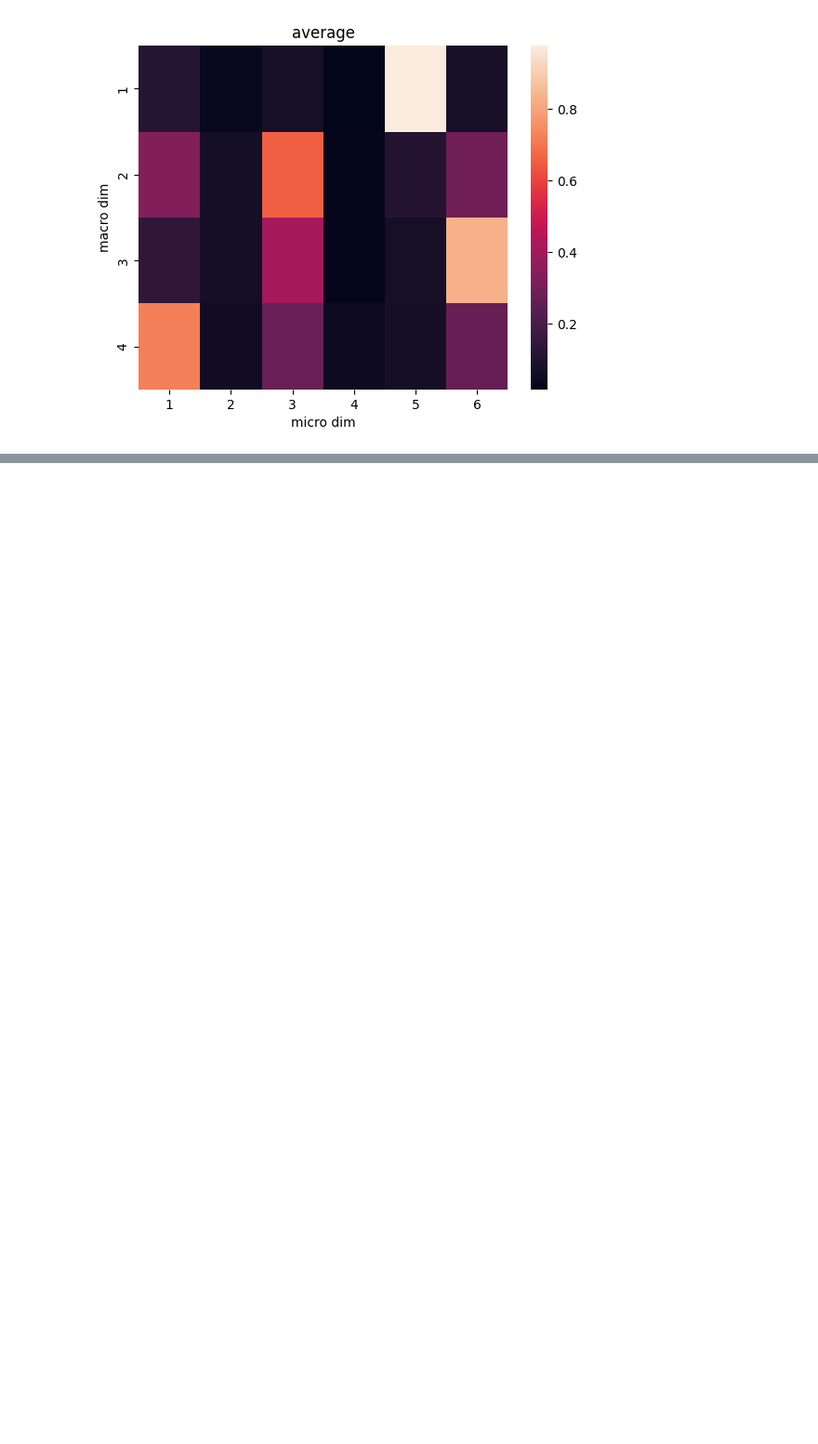
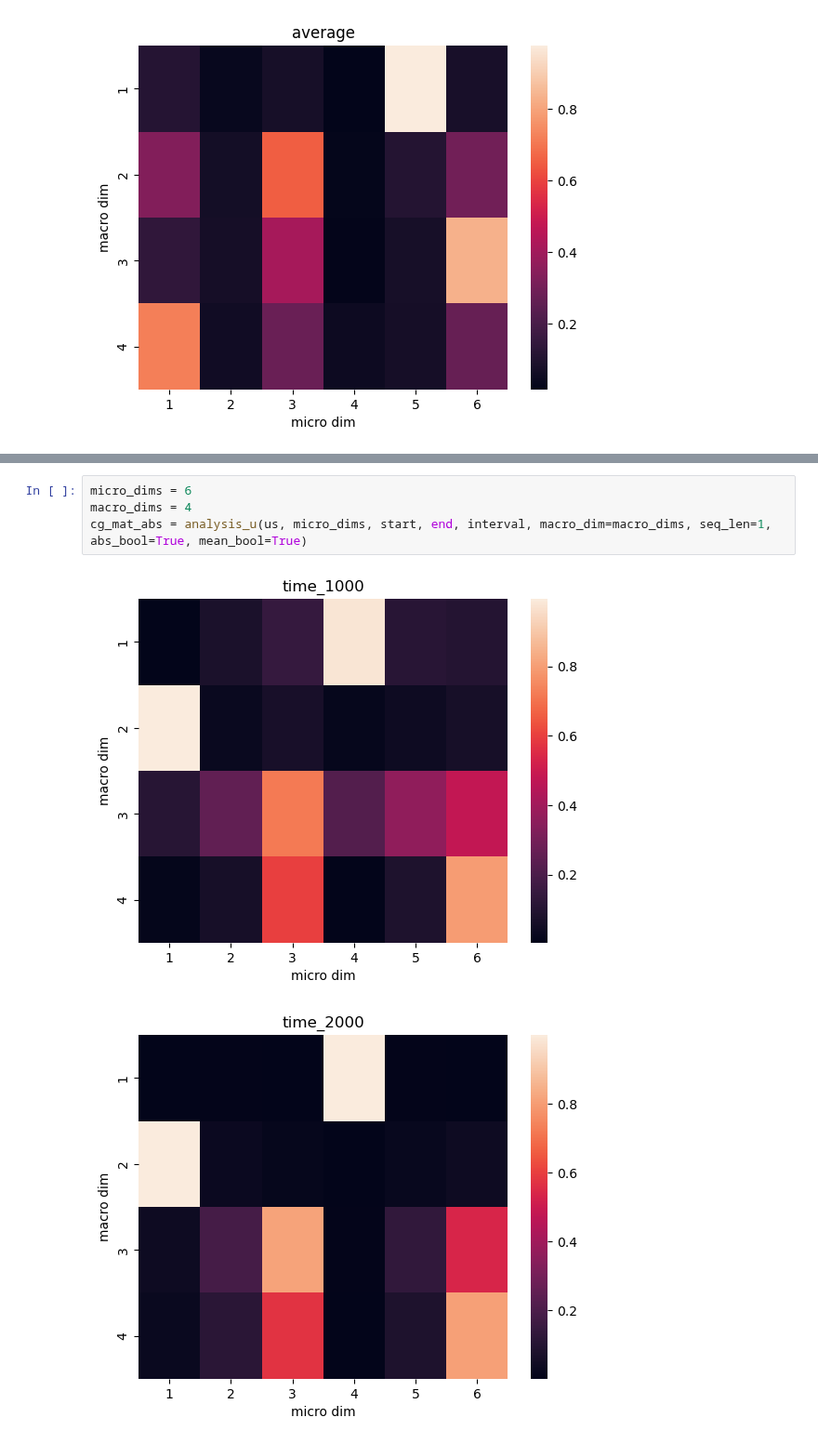
Before and after one commit to Matthew-ymz/Time-series-forecasting-for-causal-emergence, a Jupyter notebook: postprocessing/jacobian_svd_lorzen.ipynb, the cells around one changed output, grey strips where cells are left out. Shown at 93% size. Saved outputs shown, nothing was run; the diff lists cells and outputs as text; blank space fills up the shorter version.

```diff
--- a/postprocessing/jacobian_svd_lorzen.ipynb
+++ b/postprocessing/jacobian_svd_lorzen.ipynb
@@ -32,0 +44,7 @@ cg_mat_abs = analysis_u(us, micro_dims, start, end, interval, macro_dim=macro_di
+# %%
+micro_dims = 6
+macro_dims = 4
+cg_mat_abs = analysis_u(us, micro_dims, start, end, interval, macro_dim=macro_dims, seq_len=1, abs_bool=True, mean_bool=True)
+# %% [output]
+[figure, added]
+[figure, added]
```
Also changed, not shown: parts of 3 cells of this notebook, 5 other files.
